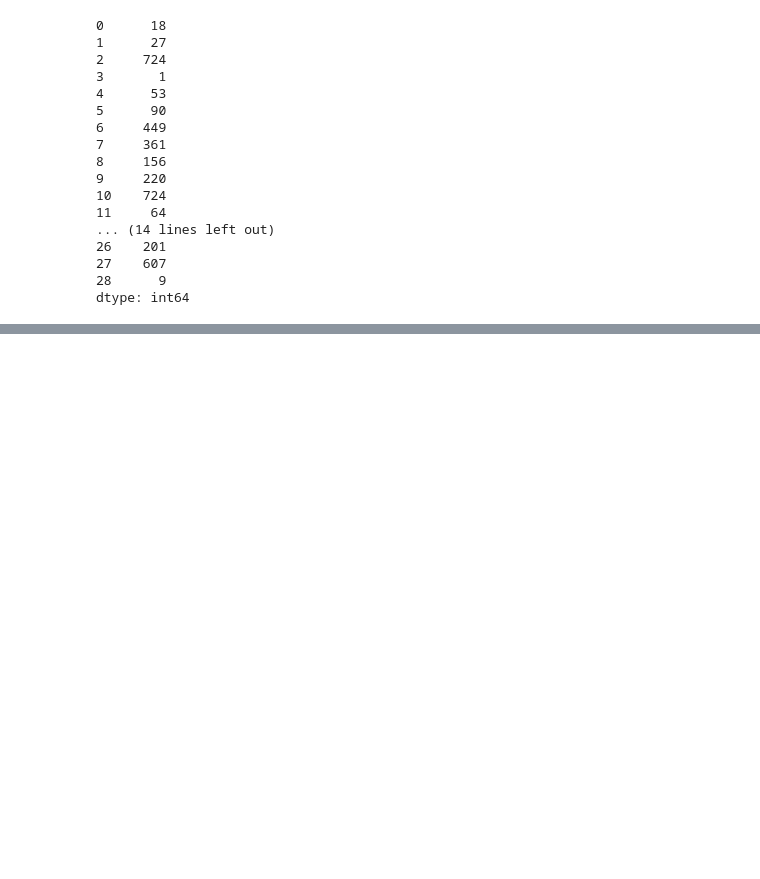
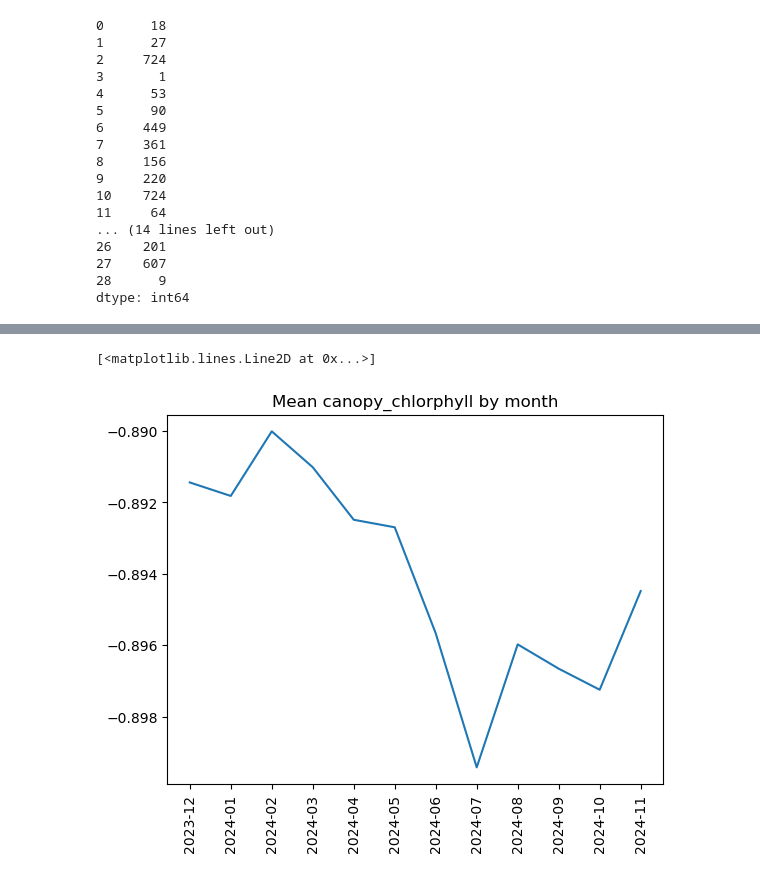
Before and after one commit to manukala6/crop_health_monitor, a Jupyter notebook: collect_time_series.ipynb, the cells around one changed output, grey strips where cells are left out. Saved outputs shown, nothing was run; the diff lists cells and outputs as text; code cells hidden in the pictures; blank space fills up the shorter version.

```diff
--- a/collect_time_series.ipynb
+++ b/collect_time_series.ipynb
@@ -241,3 +242,13 @@ for i, ax in enumerate(axs.flat):
+# %%
+months = monthly_index["year_month"].values
+means = [index_month.mean() for index_month in index_months]
+# make x labels vertical
+plt.xticks(rotation=90)
+plt.title(f"Mean {index} by month")
+plt.plot(months, means)
+# %% [output]
+[<matplotlib.lines.Line2D at 0x...>]
+[figure, added]
 # %%
 def calc_monthly_mean_index(plot: xr.DataArray, index):
     monthy_ndvi = plot_stack[index].groupby("year_month").mean()
```
Also changed, not shown: parts of 12 cells of this notebook.
